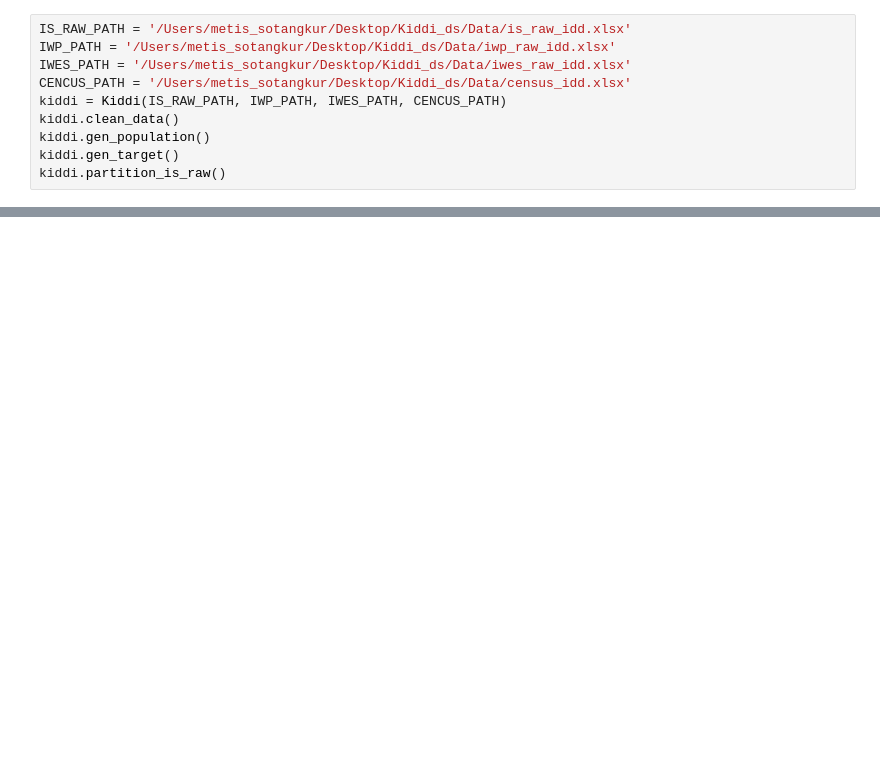
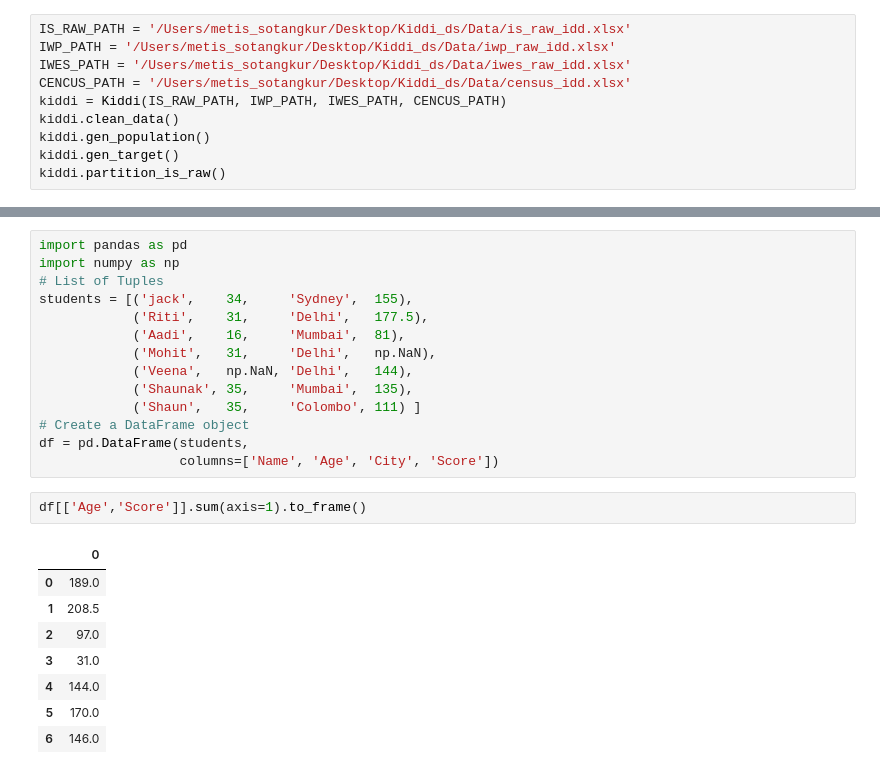
Before and after one commit to Jack47744/Kiddi, a Jupyter notebook: kiddi.ipynb, the cells around one changed output, grey strips where cells are left out. Drawn from its saved outputs; the diff is of its cells as text; blank space fills up the shorter version.

```diff
--- a/kiddi.ipynb
+++ b/kiddi.ipynb
@@ -302,0 +397,25 @@ pop['ft_data_dt'].astype('datetime64[M]') - pd.DateOffset(months=1) + MonthEnd(1
+# %%
+import pandas as pd
+import numpy as np
+# List of Tuples
+students = [('jack',    34,     'Sydney',  155),
+            ('Riti',    31,     'Delhi',   177.5),
+            ('Aadi',    16,     'Mumbai',  81),
+            ('Mohit',   31,     'Delhi',   np.NaN),
+            ('Veena',   np.NaN, 'Delhi',   144),
+            ('Shaunak', 35,     'Mumbai',  135),
+            ('Shaun',   35,     'Colombo', 111) ]
+# Create a DataFrame object
+df = pd.DataFrame(students,
+                  columns=['Name', 'Age', 'City', 'Score'])
+# %%
+df[['Age','Score']].sum(axis=1).to_frame()
+# %% [output]
+|  | 0 |
+| 0 | 189.0 |
+| 1 | 208.5 |
+| 2 | 97.0 |
+| 3 | 31.0 |
+| 4 | 144.0 |
+| 5 | 170.0 |
+| 6 | 146.0 |
```
Also changed, not shown: parts of 6 cells of this notebook.
